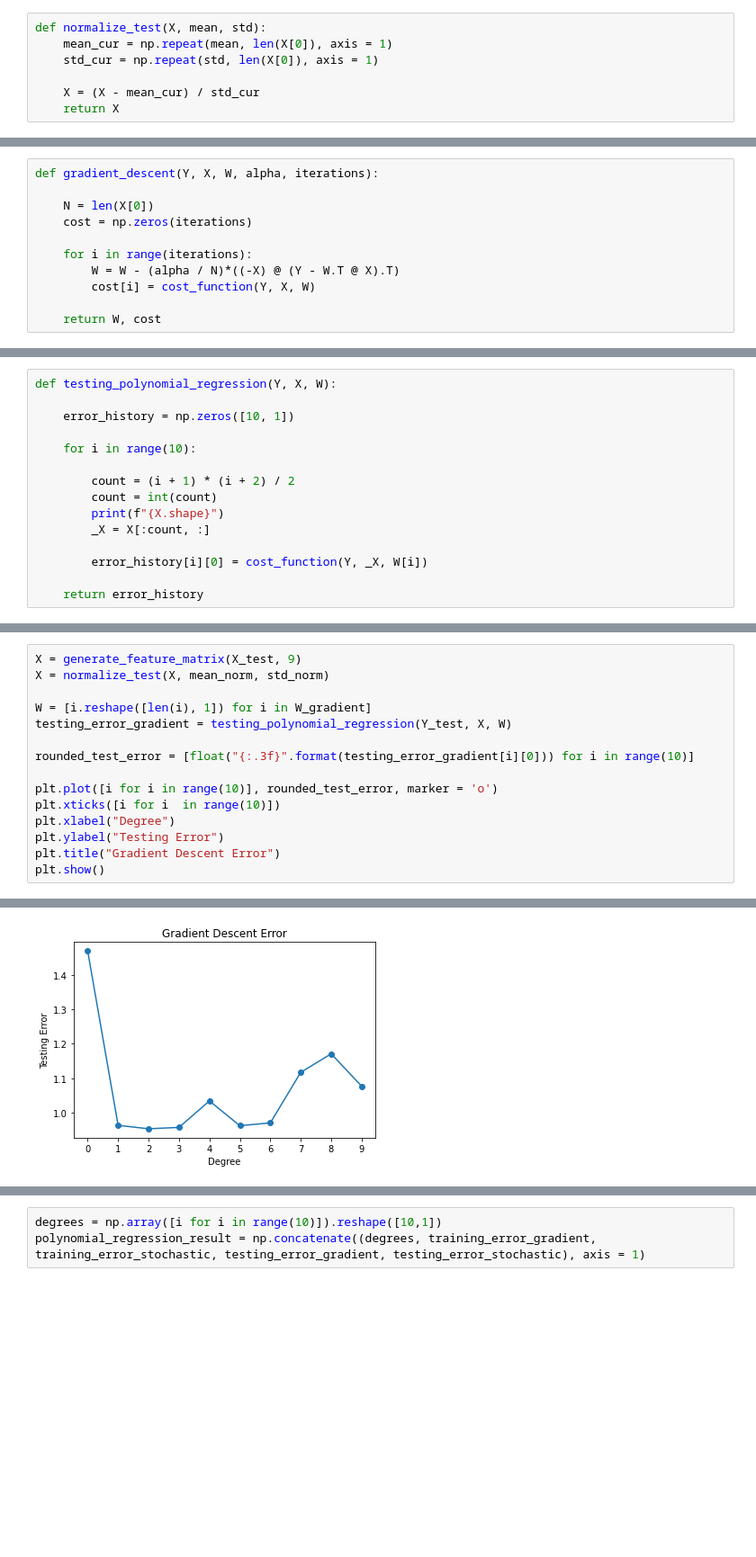
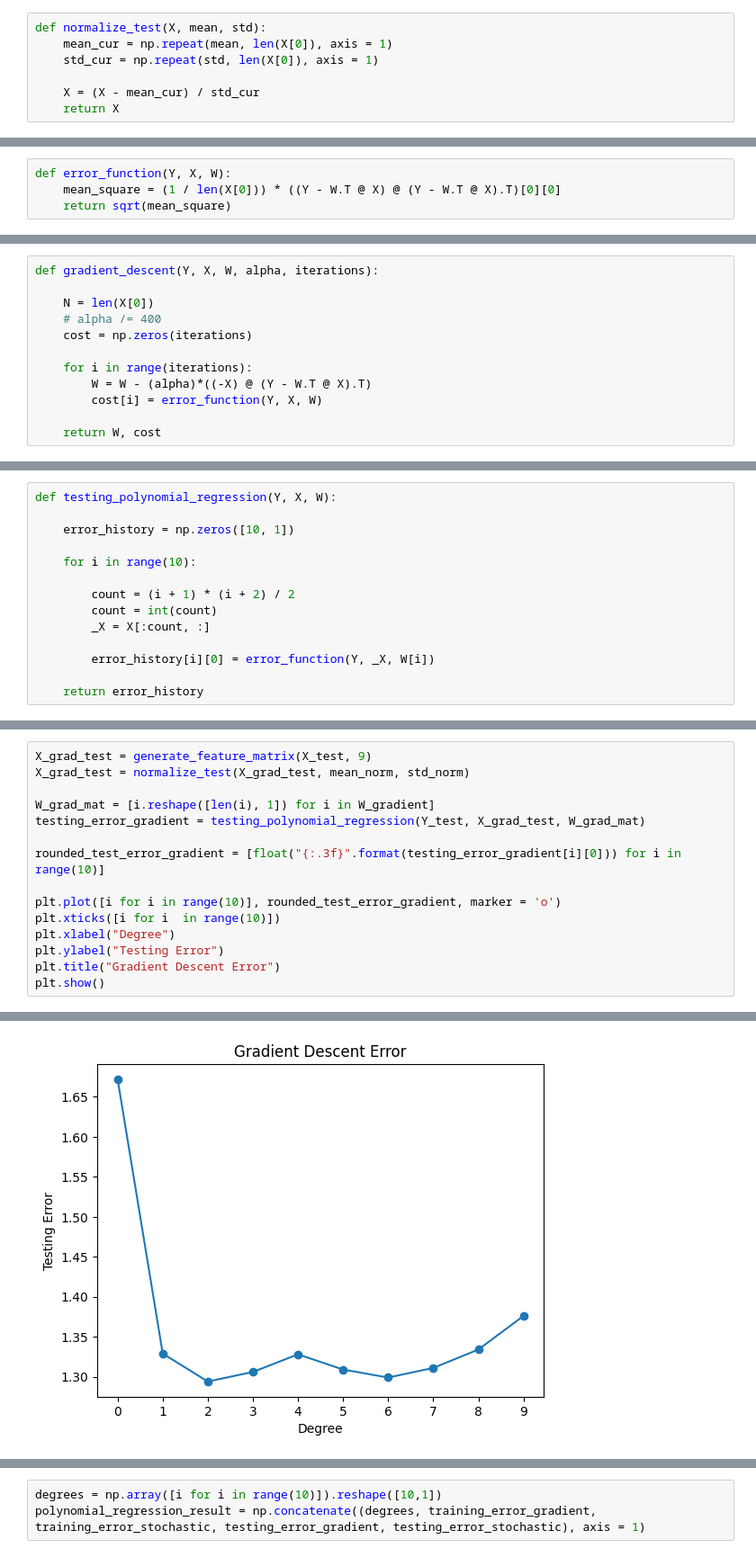
Before and after one commit to mokshith002/FODS-Assignment-1, a Jupyter notebook: 1B.ipynb, the cells around one changed output, grey strips where cells are left out. Shown at 90% size. Cells and saved outputs as stored; diff of their text form; blank space fills up the shorter version.

Commit message:
Added docs and changed cost function in 1B

```diff
--- a/1B.ipynb
+++ b/1B.ipynb
@@ -125,3 +134,7 @@ def cost_function(Y, X, W):
+# %%
+def error_function(Y, X, W):
+    mean_square = (1 / len(X[0])) * ((Y - W.T @ X) @ (Y - W.T @ X).T)[0][0]
+    return sqrt(mean_square)
 # %% [markdown]
 ### Gradient Descent
 
@@ -136,11 +160,12 @@ $$ \frac{\partial J(\textbf{w})}{\partial w_j} = \frac{1}{N} \sum_{i=1}^{N} (y^{
 def gradient_descent(Y, X, W, alpha, iterations):
 
     N = len(X[0])
+    # alpha /= 400
     cost = np.zeros(iterations)
 
     for i in range(iterations):
-        W = W - (alpha / N)*((-X) @ (Y - W.T @ X).T)
-        cost[i] = cost_function(Y, X, W)
+        W = W - (alpha)*((-X) @ (Y - W.T @ X).T)
+        cost[i] = error_function(Y, X, W)
 
     return W, cost
 # %% [markdown]
@@ -239,10 +290,9 @@ def testing_polynomial_regression(Y, X, W):
 
         count = (i + 1) * (i + 2) / 2
         count = int(count)
-        print(f"{X.shape}")
         _X = X[:count, :]
 
-        error_history[i][0] = cost_function(Y, _X, W[i])
+        error_history[i][0] = error_function(Y, _X, W[i])
 
     return error_history
 # %%
@@ -256,13 +306,13 @@ training_error_stochastic, W_stochastic = training_polynomial_regression(Y_train
 # %%
-X = generate_feature_matrix(X_test, 9)
-X = normalize_test(X, mean_norm, std_norm)
+X_grad_test = generate_feature_matrix(X_test, 9)
+X_grad_test = normalize_test(X_grad_test, mean_norm, std_norm)
 
-W = [i.reshape([len(i), 1]) for i in W_gradient]
-testing_error_gradient = testing_polynomial_regression(Y_test, X, W)
+W_grad_mat = [i.reshape([len(i), 1]) for i in W_gradient]
+testing_error_gradient = testing_polynomial_regression(Y_test, X_grad_test, W_grad_mat)
 
-rounded_test_error = [float("{:.3f}".format(testing_error_gradient[i][0])) for i in range(10)]
+rounded_test_error_gradient = [float("{:.3f}".format(testing_error_gradient[i][0])) for i in range(10)]
 
-plt.plot([i for i in range(10)], rounded_test_error, marker = 'o')
+plt.plot([i for i in range(10)], rounded_test_error_gradient, marker = 'o')
 plt.xticks([i for i  in range(10)])
 plt.xlabel("Degree")
 plt.ylabel("Testing Error")
@@ -282,2 +322,2 @@ plt.show()
-[figure, old version]
+[figure, new version]
 # %%
```
Also changed, not shown: parts of 23 cells of this notebook.
